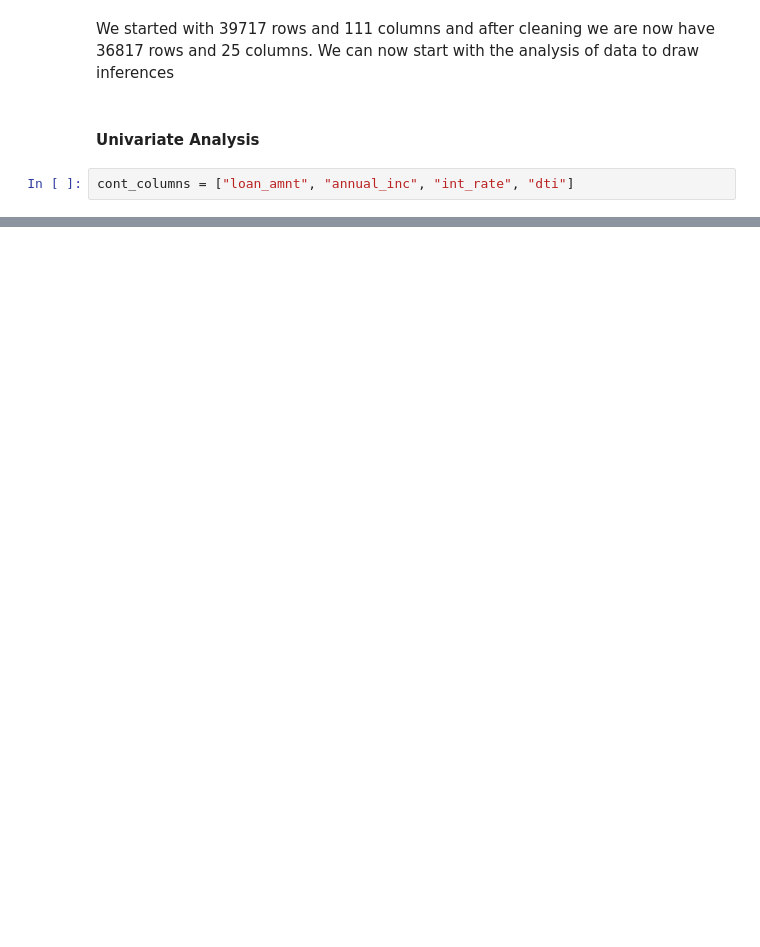
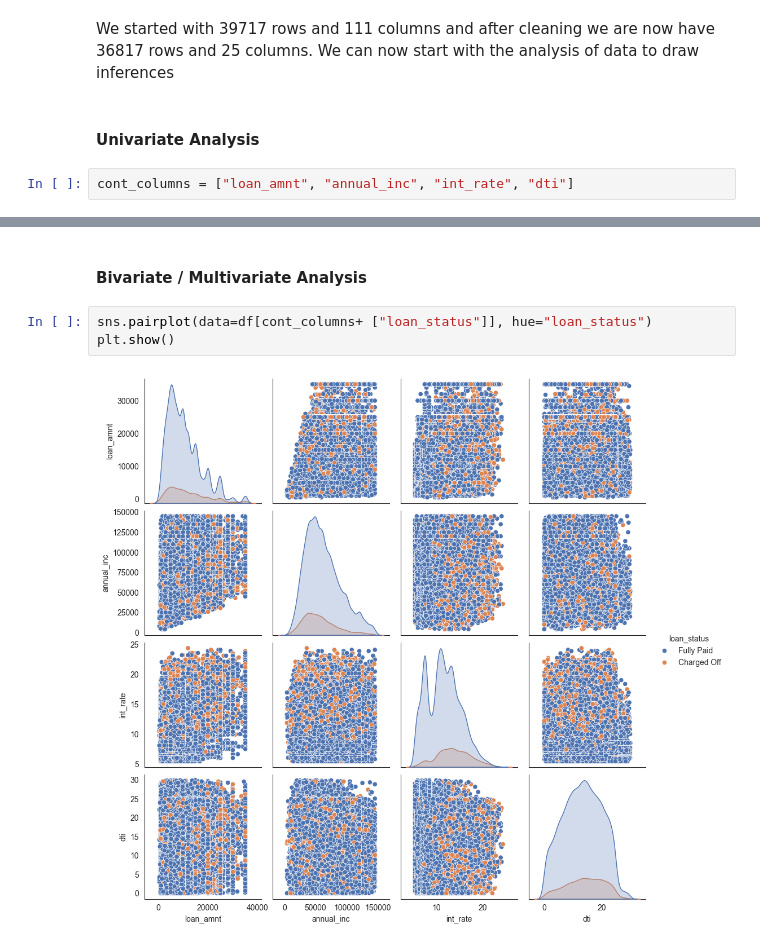
Before and after one commit to ritwikdesai/lending-club-case-study, a Jupyter notebook: lending_club.ipynb, the cells around one changed output, grey strips where cells are left out. Drawn from its saved outputs; the diff is of its cells as text; blank space fills up the shorter version.

```diff
--- a/lending_club.ipynb
+++ b/lending_club.ipynb
@@ -531,0 +538,7 @@ for i in cat_columns:
+# %% [markdown]
+#### Bivariate / Multivariate Analysis
+# %%
+sns.pairplot(data=df[cont_columns+ ["loan_status"]], hue="loan_status")
+plt.show()
+# %% [output]
+[figure, added]
```
Also changed, not shown: parts of 23 cells of this notebook.
